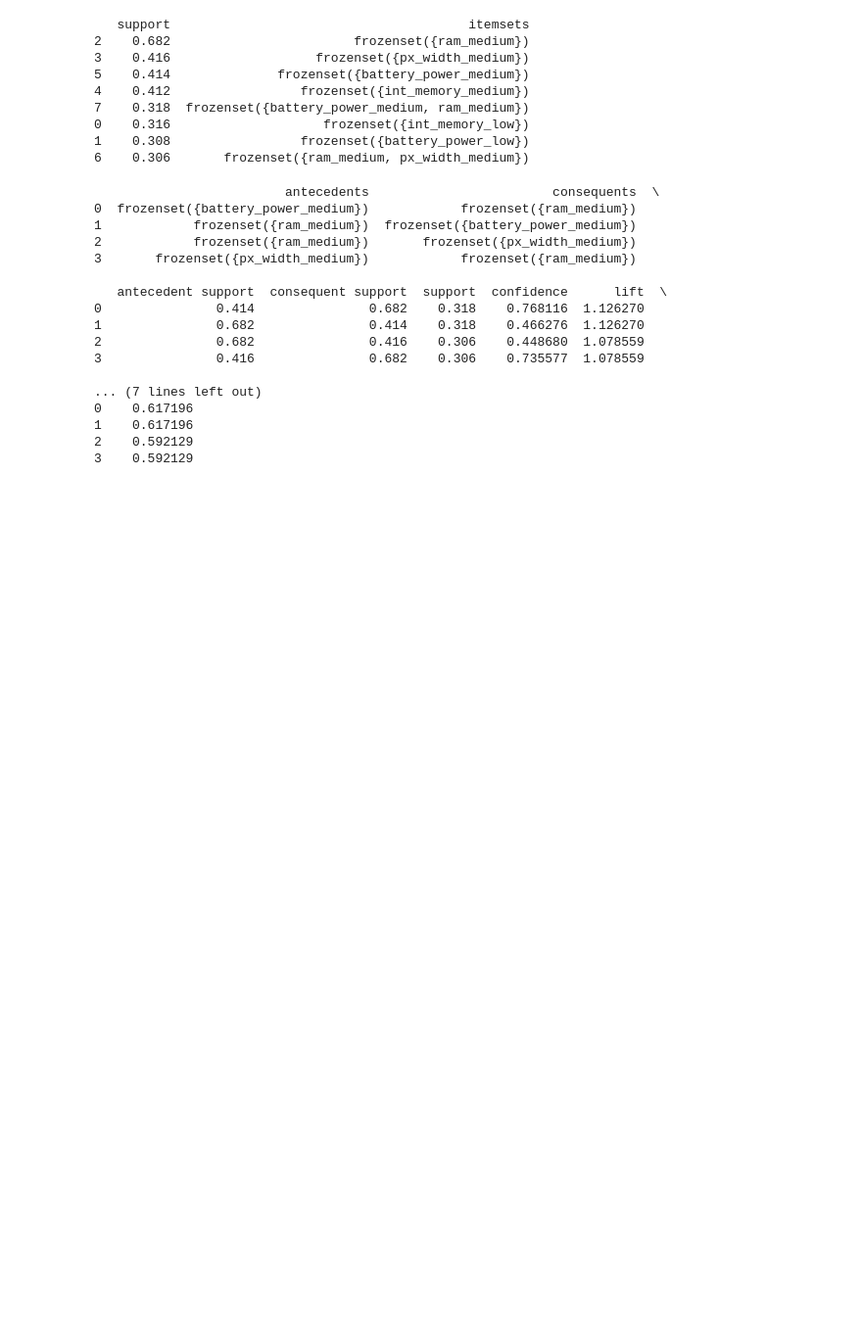
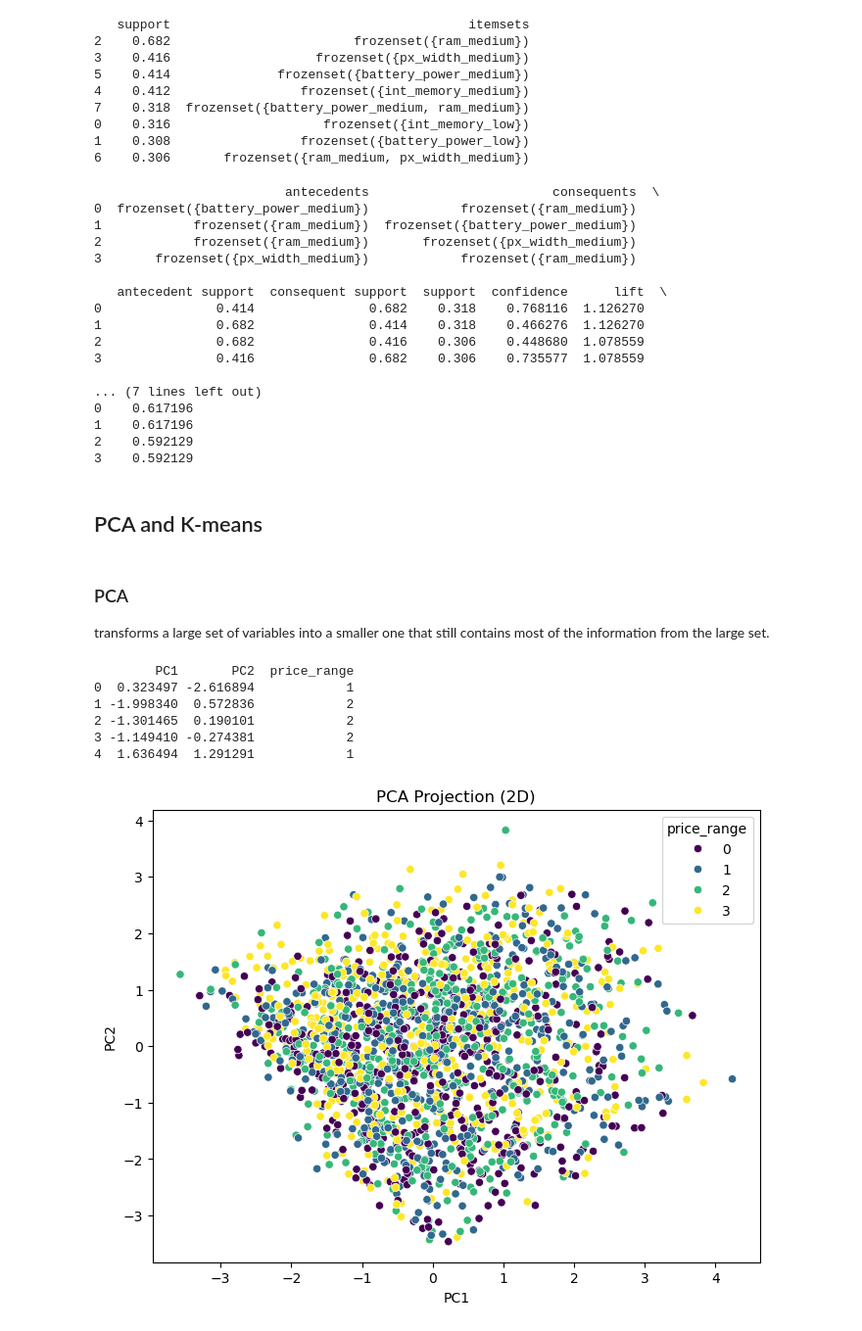
Before and after one commit to twilight123winni/DM2026-Assignment-2, a Jupyter notebook: Mobile_Price_Classification.ipynb, the cells around one changed output. Shown at 98% size. Saved outputs shown, nothing was run; the diff lists cells and outputs as text; code cells hidden in the pictures; blank space fills up the shorter version.

```diff
--- a/Mobile_Price_Classification.ipynb
+++ b/Mobile_Price_Classification.ipynb
@@ -281,3 +279,51 @@ print(final_rules.sort_values(by='lift', ascending=False))
 1    0.617196
 2    0.592129
 3    0.592129
+# %% [markdown]
+## PCA and K-means
+# %%
+import pandas as pd
+from sklearn.preprocessing import StandardScaler
+
+X = df.drop('price_range',axis=1) #default axis=0 (row)
+y = df['price_range']  # Catorgorical data (integer)
+
+# Standardization
+## prevent features with large magnitudes from dominating the analysis.
+scaler = StandardScaler()
+X_scaled = scaler.fit_transform(X)
+X_scaled = pd.DataFrame(X_scaled, columns=X.columns)
+# %% [markdown]
+### PCA
+transforms a large set of variables into a smaller one that still contains most of the information from the large set.
+# %%
+from sklearn.decomposition import PCA
+import pandas as pd
+
+# Dimension reduction: PC1,PC2
+## PC1: finds a straight line through the data that captures the largest amount of spread
+## PC2: finds a second line, perpendicular to the first, that captures the next largest amount of spread.
+pca = PCA(n_components=2)
+
+# Projection
+X_pca = pca.fit_transform(X_scaled)
+pca_df = pd.DataFrame(data=X_pca, columns=['PC1', 'PC2'])
+pca_df['price_range'] = y.values
+
+print(pca_df.head())
+# %% [output]
+        PC1       PC2  price_range
+0  0.323497 -2.616894            1
+1 -1.998340  0.572836            2
+2 -1.301465  0.190101            2
+3 -1.149410 -0.274381            2
+4  1.636494  1.291291            1
+# %%
+import seaborn as sns
+
+plt.figure(figsize=(8, 6))
+sns.scatterplot(x='PC1', y='PC2', hue='price_range', data=pca_df, palette='viridis')
+plt.title('PCA Projection (2D)')
+plt.show()
+# %% [output]
+[figure, added]
```
Also changed, not shown: parts of 6 cells of this notebook.
